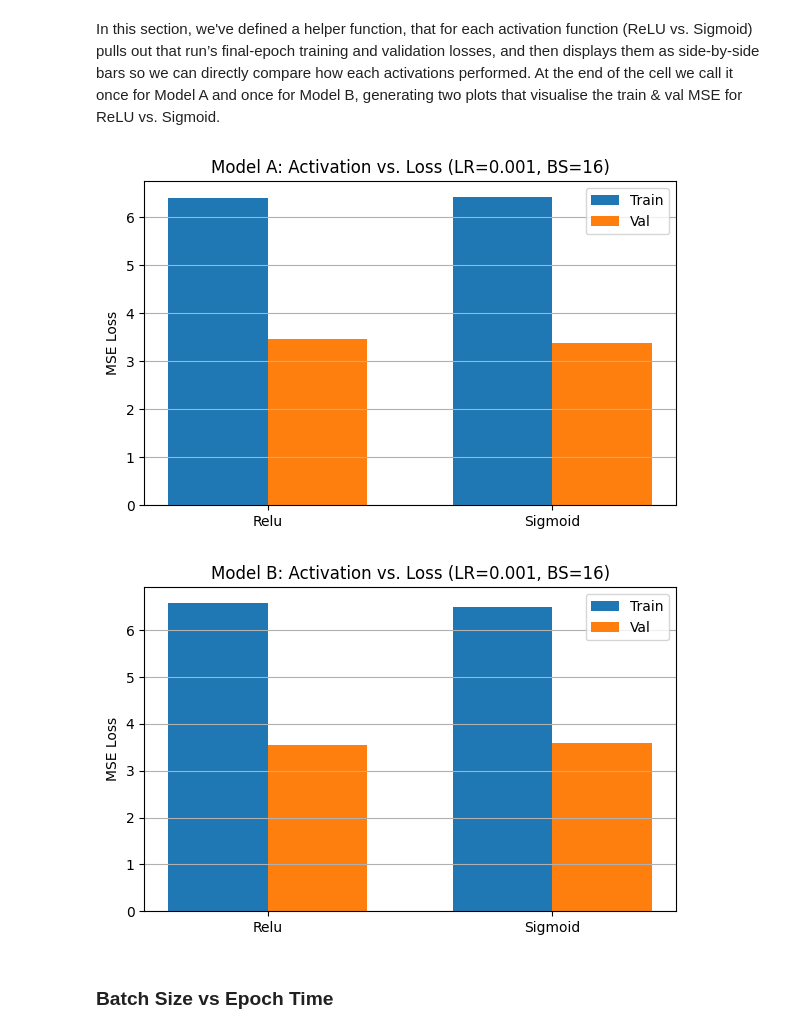
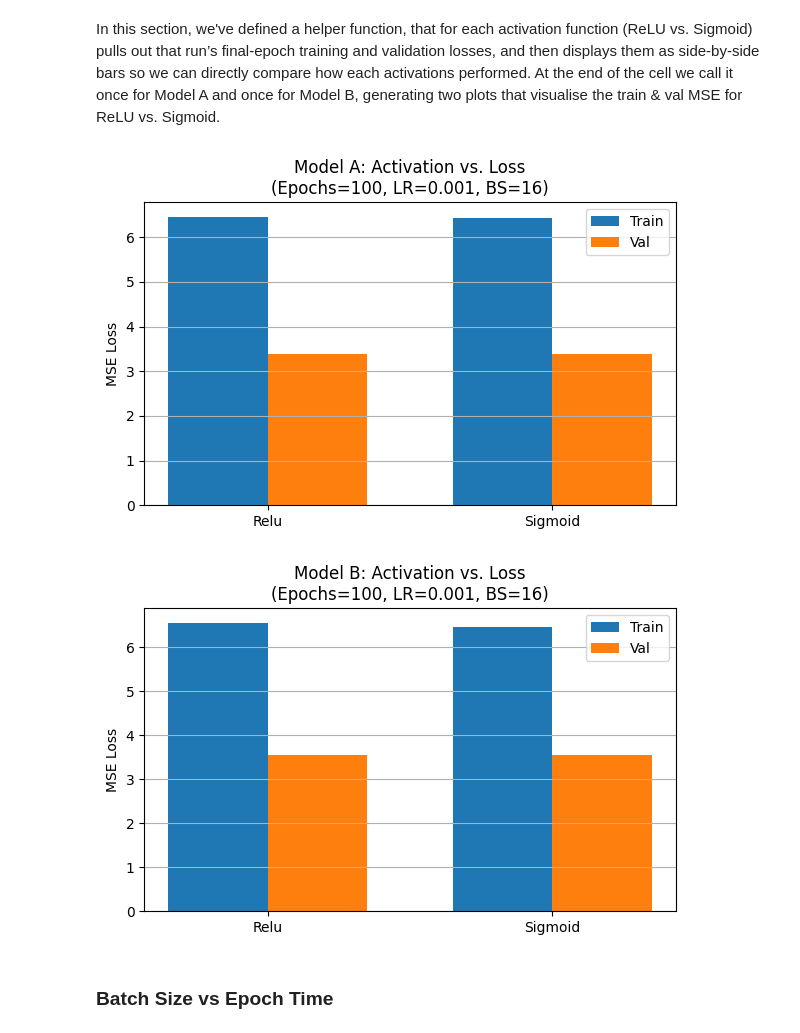
Before and after one commit to tonyzrl/ANN_Assignment, a Jupyter notebook: ANN_Notebook.ipynb, the cells around one changed output. Drawn from its saved outputs; the diff is of its cells as text; code cells hidden in the pictures.

```diff
--- a/ANN_Notebook.ipynb
+++ b/ANN_Notebook.ipynb
@@ -399,11 +398,11 @@ class NeuralNetwork:
             setattr(self, f'W{l}', W - self.learning_rate * dW)
             setattr(self, f'b{l}', b - self.learning_rate * db)
 
-    def compute_cost(self, Y_hat, Y):
+    def compute_cost(self, Y_true, Y_hat):
         """
-        Mean Squared Error: (1/m) * sum((Y_hat - Y)^2)
+        Mean Squared Error: (1/m) * sum((Y_true - Y_hat)^2)
         """
-        return np.mean((Y_hat - Y)**2)
+        return np.square(np.subtract(Y_true, Y_hat)).mean()
 # %% [markdown]
 ## 4. Training Loop & Hyperparameter Grid Search
 # %% [markdown]
@@ -575,40 +586,46 @@ plot_lr_vs_test_loss(resultsB, 'Model B', out_file='modelB_LR_vs_TestLoss.png')
 In this section, we've defined a helper function, that for each activation function (ReLU vs. Sigmoid) pulls out that run’s final‐epoch training and validation losses, and then displays them as side‐by‐side bars so we can directly compare how each activations performed. At the end of the cell we call it once for Model A and once for Model B, generating two plots that visualise the train & val MSE for ReLU vs. Sigmoid.
 # %%
 def plot_activation_vs_loss(runs, model_label, learning_rate=0.001, batch_size=16,
-                            activations=('relu', 'sigmoid'), out_file=None):
-    # collect last‐epoch train & val losses for each activation
+                            activations=('relu', 'sigmoid'), num_epochs=100,
+                            out_file=None):
+    # collect last‐epoch train & val losses for each activation at the specified epoch count
     train_losses = []
     val_losses   = []
     for act in activations:
         run = next(r for r in runs
-                   if r['activation']    == act
+                   if r['activation'] == act
                    and r['learning_rate'] == learning_rate
-                   and r['batch_size']    == batch_size)
+                   and r['batch_size'] == batch_size
+                   and r['num_epochs'] == num_epochs)
+
         train_losses.append(run['train_losses'][-1])
         val_losses.append(  run['val_losses'][-1])
 
     x = np.arange(len(activations))
     width = 0.35
 
     plt.figure(figsize=(6,4))
     plt.bar(x - width/2, train_losses, width, label='Train')
     plt.bar(x + width/2, val_losses,   width, label='Val')
     plt.xticks(x, [a.capitalize() for a in activations])
-    plt.title(f"{model_label}: Activation vs. Loss "
-              f"(LR={learning_rate}, BS={batch_size})")
+    plt.title(
+        f"{model_label}: Activation vs. Loss\n"
+        f"(Epochs={num_epochs}, LR={learning_rate}, BS={batch_size})"
+    )
     plt.ylabel("MSE Loss")
     plt.legend()
     plt.grid(axis='y')
     plt.tight_layout()
 
     if out_file:
         plt.savefig(out_file)
+    plt.show()
 
 plot_activation_vs_loss(resultsA, 'Model A', out_file='modelA_AF_vs_Loss.png')
 plot_activation_vs_loss(resultsB, 'Model B', out_file='modelB_AF_vs_Loss.png')
 # %% [output]
-[figure, old version]
+[figure, new version]
-[figure, old version]
+[figure, new version]
 # %% [markdown]
 ### Batch Size vs Epoch Time
 # %% [markdown]
```
Also changed, not shown: parts of 9 cells of this notebook.
